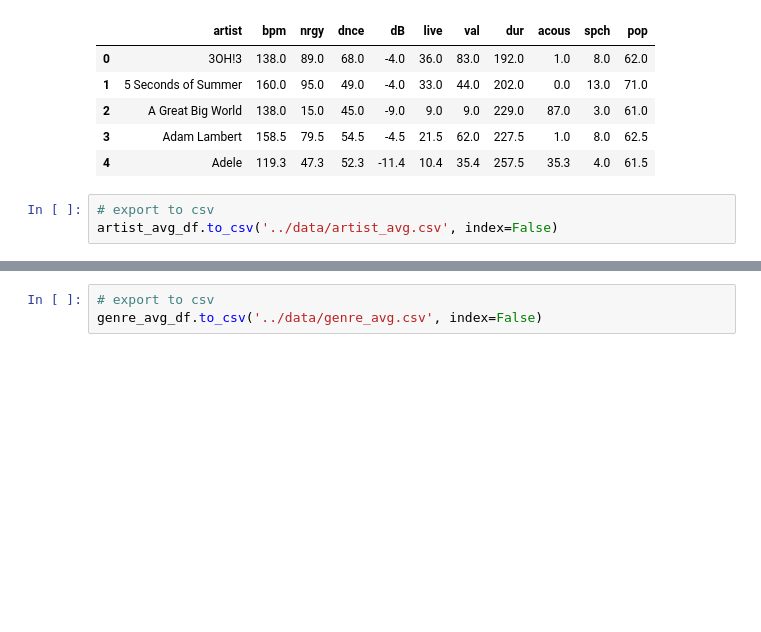
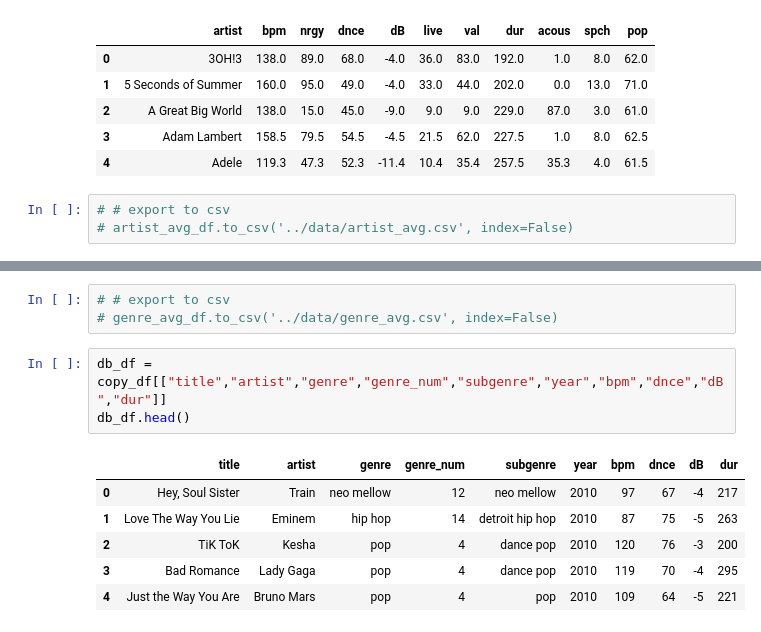
Before and after one commit to reccleston/music-project, a Jupyter notebook: sarah/initial_data-Copy1.ipynb, the cells around one changed output, grey strips where cells are left out. Drawn from its saved outputs; the diff is of its cells as text; blank space fills up the shorter version.

```diff
--- a/sarah/initial_data-Copy1.ipynb
+++ b/sarah/initial_data-Copy1.ipynb
@@ -261,8 +250,8 @@ artist_avg_df.head()
 | 3 | Adam Lambert | 158.5 | 79.5 | 54.5 | -4.5 | 21.5 | 62.0 | 227.5 | 1.0 | 8.0 | 62.5 |
 | 4 | Adele | 119.3 | 47.3 | 52.3 | -11.4 | 10.4 | 35.4 | 257.5 | 35.3 | 4.0 | 61.5 |
 # %%
-# export to csv
-artist_avg_df.to_csv('../data/artist_avg.csv', index=False)
+# # export to csv
+# artist_avg_df.to_csv('../data/artist_avg.csv', index=False)
 # %%
 # Genre Average
 genre_df = copy_df.groupby(by=["genre"]).mean()
@@ -277,5 +266,15 @@ genre_avg_df.head()
 | 3 | british soul | 116.727273 | 51.090909 | 52.727273 | -10.818182 | 12.454545 | 35.000000 | 255.272727 | 33.0 | 4.363636 | 62.181818 |
 | 4 | brostep | 121.000000 | 77.500000 | 60.500000 | -3.000000 | 17.000000 | 48.000000 | 197.500000 | 22.5 | 7.000000 | 86.000000 |
 # %%
-# export to csv
-genre_avg_df.to_csv('../data/genre_avg.csv', index=False)
+# # export to csv
+# genre_avg_df.to_csv('../data/genre_avg.csv', index=False)
+# %%
+db_df = copy_df[["title","artist","genre","genre_num","subgenre","year","bpm","dnce","dB","dur"]]
+db_df.head()
+# %% [output]
+|  | title | artist | genre | genre_num | subgenre | year | bpm | dnce | dB | dur |
+| 0 | Hey, Soul Sister | Train | neo mellow | 12 | neo mellow | 2010 | 97 | 67 | -4 | 217 |
+| 1 | Love The Way You Lie | Eminem | hip hop | 14 | detroit hip hop | 2010 | 87 | 75 | -5 | 263 |
+| 2 | TiK ToK | Kesha | pop | 4 | dance pop | 2010 | 120 | 76 | -3 | 200 |
+| 3 | Bad Romance | Lady Gaga | pop | 4 | dance pop | 2010 | 119 | 70 | -4 | 295 |
+| 4 | Just the Way You Are | Bruno Mars | pop | 4 | pop | 2010 | 109 | 64 | -5 | 221 |
```
Also changed, not shown: parts of 5 cells of this notebook.
